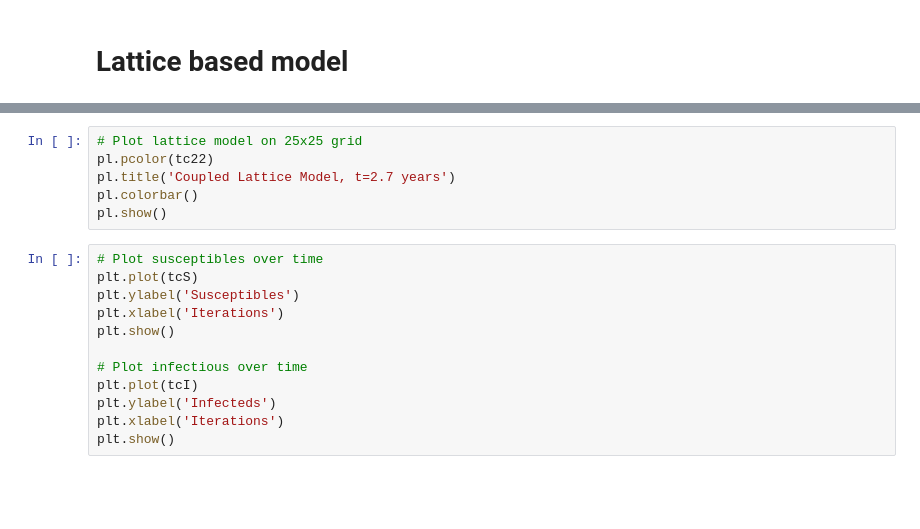
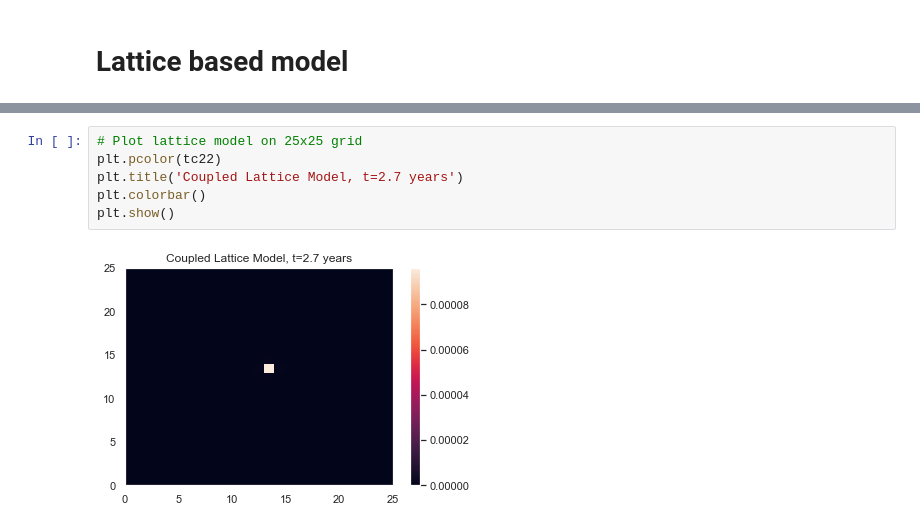
Before and after one commit to rebeccadavidsson/ICSassignment2, a Jupyter notebook: Gillespie.ipynb, the cells around one changed output, grey strips where cells are left out. Drawn from its saved outputs; the diff is of its cells as text; blank space fills up the shorter version.

```diff
--- a/Gillespie.ipynb
+++ b/Gillespie.ipynb
@@ -772,18 +808,8 @@ for w in range(1):
 # %%
 # Plot lattice model on 25x25 grid
-pl.pcolor(tc22)
-pl.title('Coupled Lattice Model, t=2.7 years')
-pl.colorbar()
-pl.show()
+plt.pcolor(tc22)
+plt.title('Coupled Lattice Model, t=2.7 years')
+plt.colorbar()
+plt.show()
+# %% [output]
+[figure, added]
-# %%
-# Plot susceptibles over time
-plt.plot(tcS)
-plt.ylabel('Susceptibles')
-plt.xlabel('Iterations')
-plt.show()
-
-# Plot infectious over time
-plt.plot(tcI)
-plt.ylabel('Infecteds')
-plt.xlabel('Iterations')
-plt.show()
```
Also changed, not shown: parts of 9 cells of this notebook.
